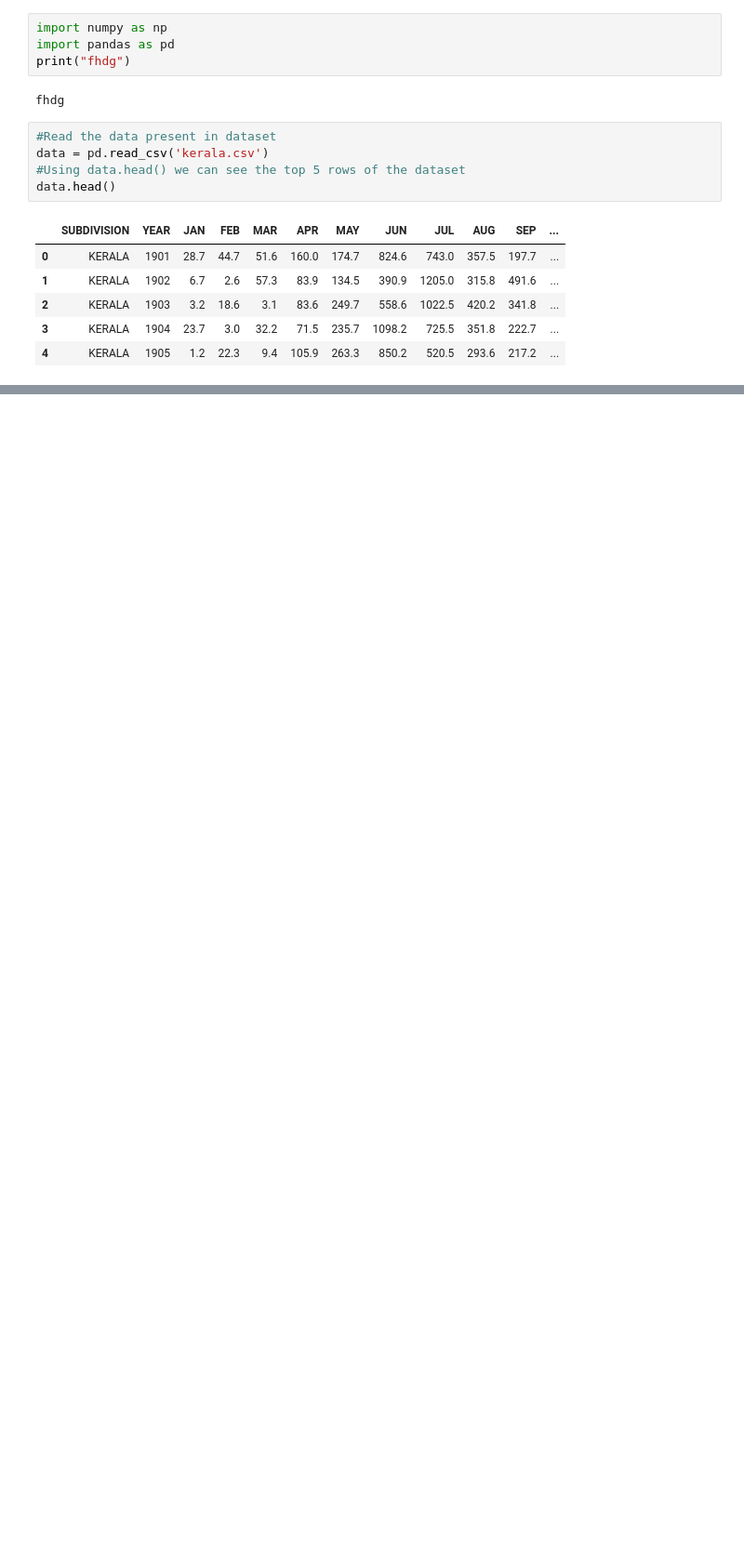
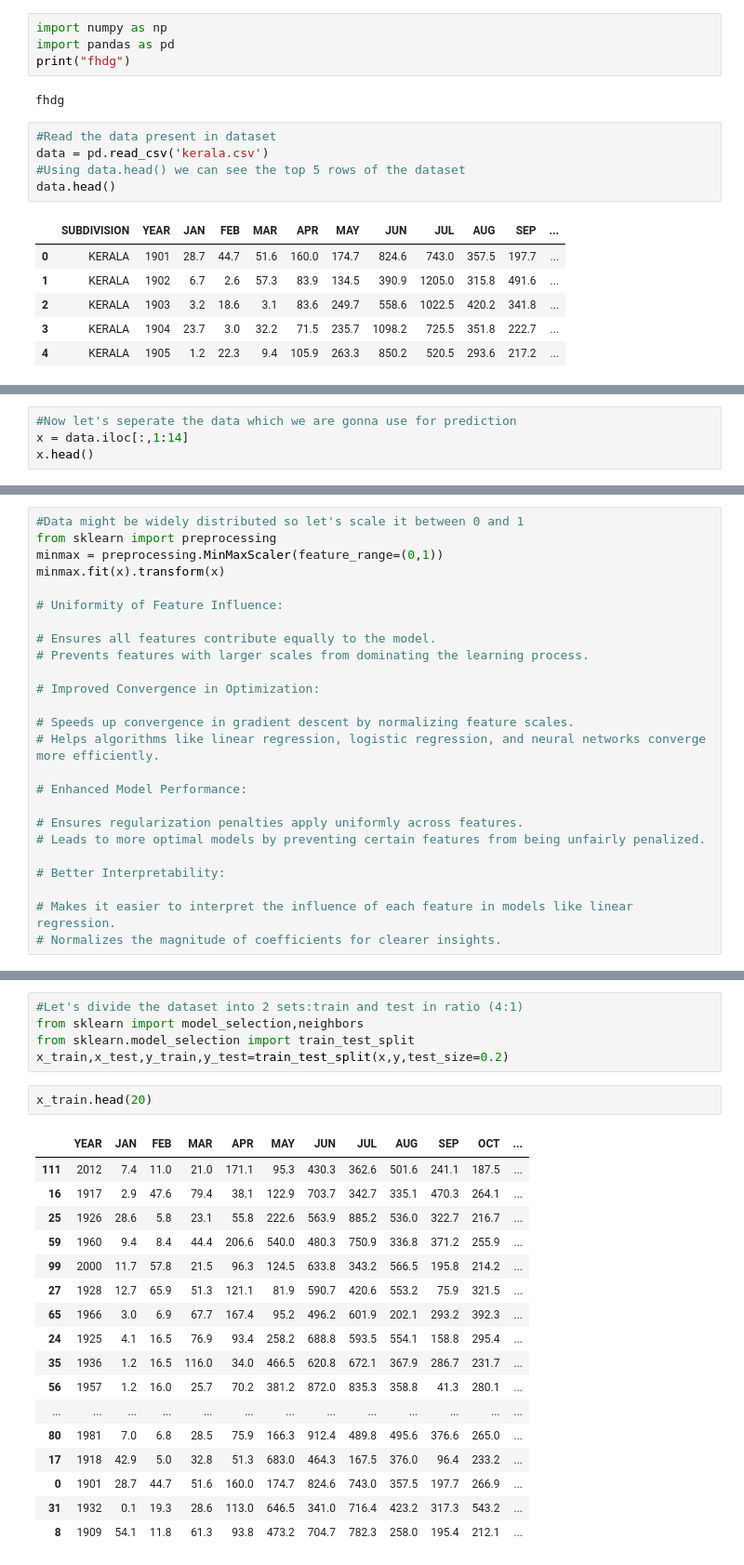
Before and after one commit to Jatinyadav047/Final-year-project, a Jupyter notebook: flood.ipynb, the cells around one changed output, grey strips where cells are left out. Shown at 93% size. Cells and saved outputs as stored; diff of their text form; blank space fills up the shorter version.

```diff
--- a/flood.ipynb
+++ b/flood.ipynb
@@ -38,0 +50,4 @@ dtype: int64
+# %%
+#Now let's seperate the data which we are gonna use for prediction
+x = data.iloc[:,1:14]
+x.head()
@@ -38,0 +81,25 @@ dtype: int64
+# %%
+#Data might be widely distributed so let's scale it between 0 and 1
+from sklearn import preprocessing
+minmax = preprocessing.MinMaxScaler(feature_range=(0,1))
+minmax.fit(x).transform(x)
+
+# Uniformity of Feature Influence:
+
+# Ensures all features contribute equally to the model.
+# Prevents features with larger scales from dominating the learning process.
+
+# Improved Convergence in Optimization:
+
+# Speeds up convergence in gradient descent by normalizing feature scales.
+# Helps algorithms like linear regression, logistic regression, and neural networks converge more efficiently.
+
+# Enhanced Model Performance:
+
+# Ensures regularization penalties apply uniformly across features.
+# Leads to more optimal models by preventing certain features from being unfairly penalized.
+
+# Better Interpretability:
+
+# Makes it easier to interpret the influence of each feature in models like linear regression.
+# Normalizes the magnitude of coefficients for clearer insights.
@@ -38,0 +120,25 @@ dtype: int64
+# %%
+#Let's divide the dataset into 2 sets:train and test in ratio (4:1)
+from sklearn import model_selection,neighbors
+from sklearn.model_selection import train_test_split
+x_train,x_test,y_train,y_test=train_test_split(x,y,test_size=0.2)
+# %%
+x_train.head(20)
+# %% [output]
+|  | YEAR | JAN | FEB | MAR | APR | MAY | JUN | JUL | AUG | SEP | OCT | ... |
+| 111 | 2012 | 7.4 | 11.0 | 21.0 | 171.1 | 95.3 | 430.3 | 362.6 | 501.6 | 241.1 | 187.5 | ... |
+| 16 | 1917 | 2.9 | 47.6 | 79.4 | 38.1 | 122.9 | 703.7 | 342.7 | 335.1 | 470.3 | 264.1 | ... |
+| 25 | 1926 | 28.6 | 5.8 | 23.1 | 55.8 | 222.6 | 563.9 | 885.2 | 536.0 | 322.7 | 216.7 | ... |
+| 59 | 1960 | 9.4 | 8.4 | 44.4 | 206.6 | 540.0 | 480.3 | 750.9 | 336.8 | 371.2 | 255.9 | ... |
+| 99 | 2000 | 11.7 | 57.8 | 21.5 | 96.3 | 124.5 | 633.8 | 343.2 | 566.5 | 195.8 | 214.2 | ... |
+| 27 | 1928 | 12.7 | 65.9 | 51.3 | 121.1 | 81.9 | 590.7 | 420.6 | 553.2 | 75.9 | 321.5 | ... |
+| 65 | 1966 | 3.0 | 6.9 | 67.7 | 167.4 | 95.2 | 496.2 | 601.9 | 202.1 | 293.2 | 392.3 | ... |
+| 24 | 1925 | 4.1 | 16.5 | 76.9 | 93.4 | 258.2 | 688.8 | 593.5 | 554.1 | 158.8 | 295.4 | ... |
+| 35 | 1936 | 1.2 | 16.5 | 116.0 | 34.0 | 466.5 | 620.8 | 672.1 | 367.9 | 286.7 | 231.7 | ... |
+| 56 | 1957 | 1.2 | 16.0 | 25.7 | 70.2 | 381.2 | 872.0 | 835.3 | 358.8 | 41.3 | 280.1 | ... |
+| ... | ... | ... | ... | ... | ... | ... | ... | ... | ... | ... | ... | ... |
+| 80 | 1981 | 7.0 | 6.8 | 28.5 | 75.9 | 166.3 | 912.4 | 489.8 | 495.6 | 376.6 | 265.0 | ... |
+| 17 | 1918 | 42.9 | 5.0 | 32.8 | 51.3 | 683.0 | 464.3 | 167.5 | 376.0 | 96.4 | 233.2 | ... |
+| 0 | 1901 | 28.7 | 44.7 | 51.6 | 160.0 | 174.7 | 824.6 | 743.0 | 357.5 | 197.7 | 266.9 | ... |
+| 31 | 1932 | 0.1 | 19.3 | 28.6 | 113.0 | 646.5 | 341.0 | 716.4 | 423.2 | 317.3 | 543.2 | ... |
+| 8 | 1909 | 54.1 | 11.8 | 61.3 | 93.8 | 473.2 | 704.7 | 782.3 | 258.0 | 195.4 | 212.1 | ... |
```
Also changed, not shown: parts of 38 cells of this notebook.
